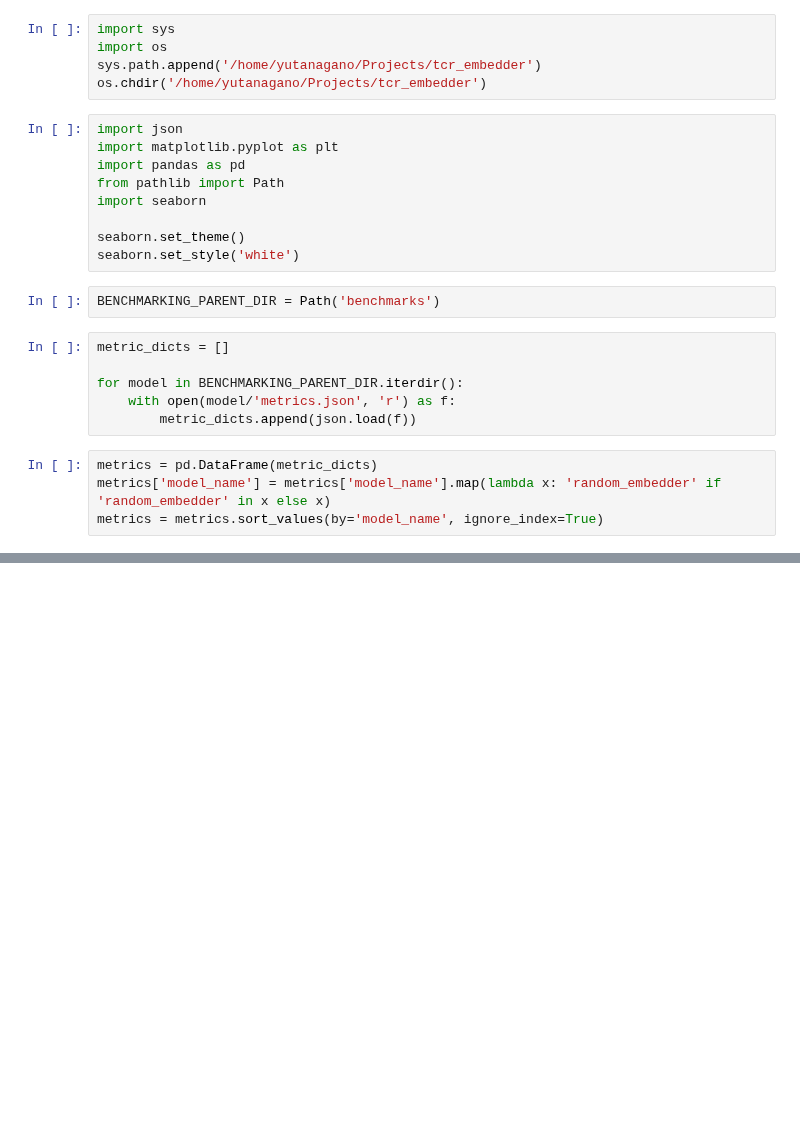
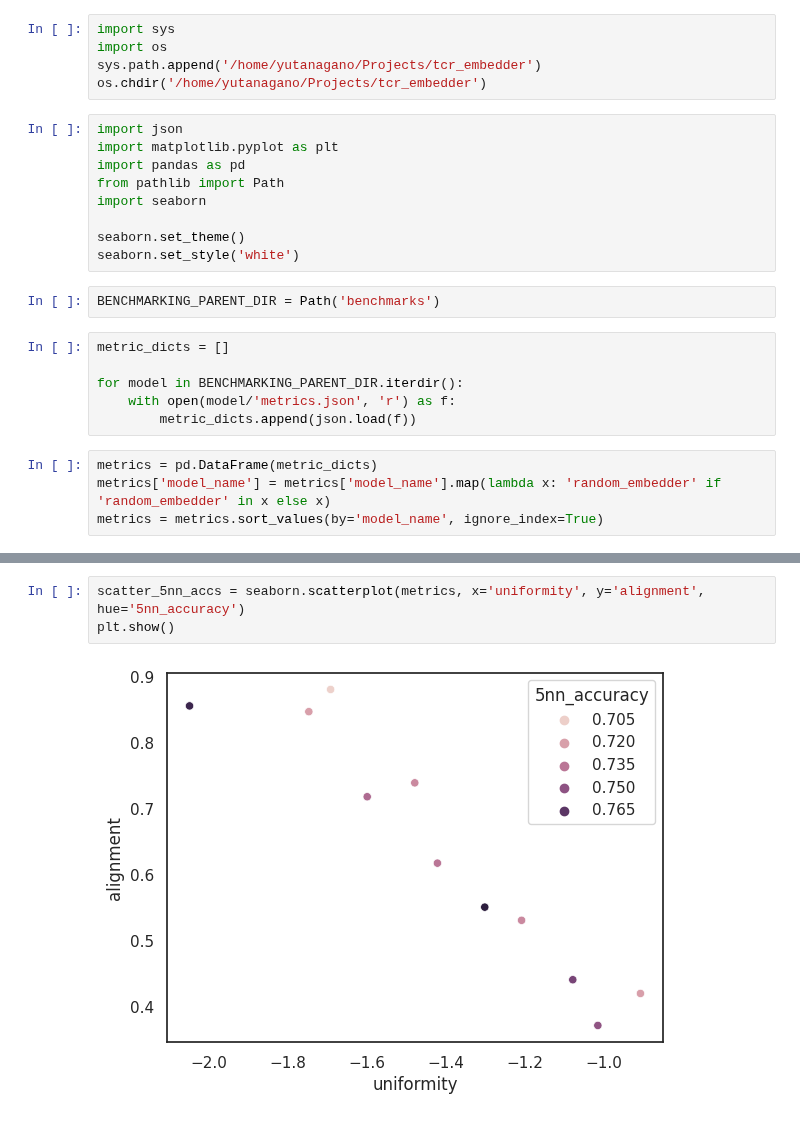
Before and after one commit to yutanagano/tcrlm, a Jupyter notebook: notebooks/alignment_uniformity_plot.ipynb, the cells around one changed output, grey strips where cells are left out. Drawn from its saved outputs; the diff is of its cells as text; blank space fills up the shorter version.

```diff
--- a/notebooks/alignment_uniformity_plot.ipynb
+++ b/notebooks/alignment_uniformity_plot.ipynb
@@ -46,0 +47,5 @@ seaborn.scatterplot(metrics, x='uniformity', y='alignment', hue='model_name')
+# %%
+scatter_5nn_accs = seaborn.scatterplot(metrics, x='uniformity', y='alignment', hue='5nn_accuracy')
+plt.show()
+# %% [output]
+[figure, added]
```
Also changed, not shown: parts of 2 cells of this notebook, 1 other file.
